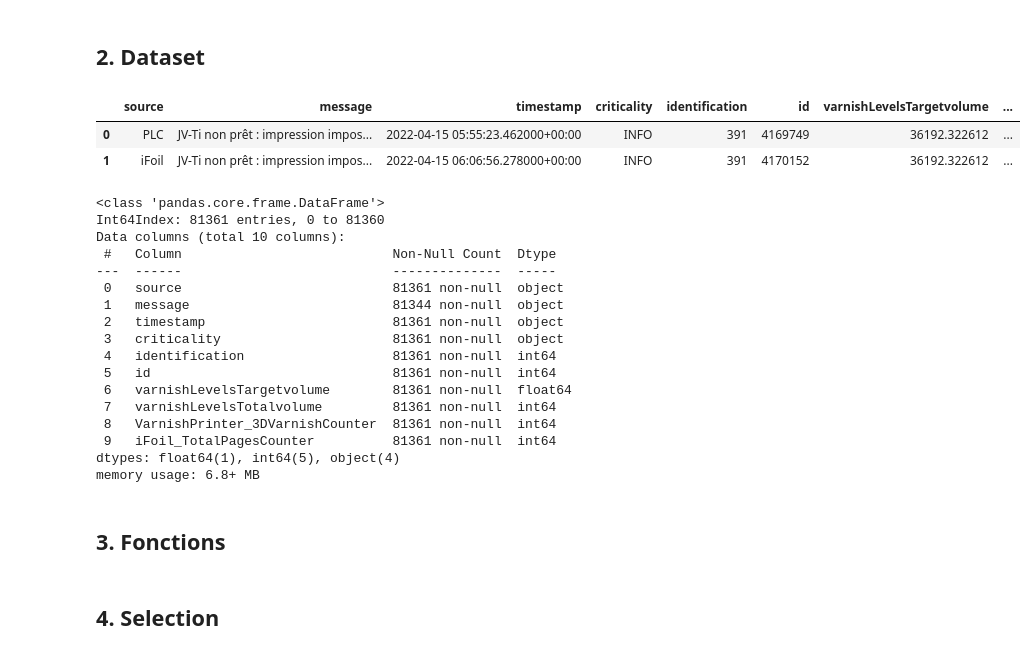
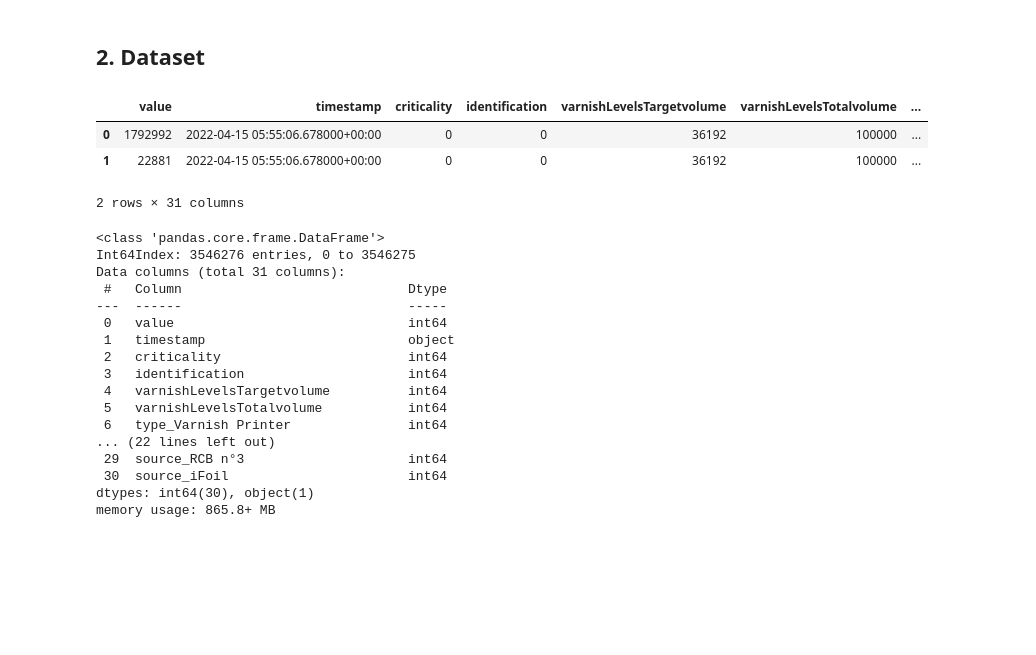
Before and after one commit to AranOribu/Prediction-Erreur-JetVarnish3DEvo, a Jupyter notebook: models/model_classification_anomaly_detection.ipynb, the cells around one changed output. Cells and saved outputs as stored; diff of their text form; code cells hidden in the pictures; blank space fills up the shorter version.

```diff
--- a/models/model_classification_anomaly_detection.ipynb
+++ b/models/model_classification_anomaly_detection.ipynb
@@ -12,34 +12,33 @@ import matplotlib.pyplot as plt
 ## 2. Dataset
 # %%
 # nom de fichier et chemin relatif
-filename = 'metrics_events_split_df.csv'
+filename = 'encoded_merge_clean_metrics_dataset.csv'
 path = '../data/metrics/'
 # création d'un dataframe à partir du csv de données
 df = pd.read_csv(path+filename, index_col=0)
 df.head(2)
 # %% [output]
-|  | source | message | timestamp | criticality | identification | id | varnishLevelsTargetvolume | ... |
-| 0 | PLC | JV-Ti non prêt : impression impos... | 2022-04-15 05:55:23.462000+00:00 | INFO | 391 | 4169749 | 36192.322612 | ... |
-| 1 | iFoil | JV-Ti non prêt : impression impos... | 2022-04-15 06:06:56.278000+00:00 | INFO | 391 | 4170152 | 36192.322612 | ... |
+|  | value | timestamp | criticality | identification | varnishLevelsTargetvolume | varnishLevelsTotalvolume | ... |
+| 0 | 1792992 | 2022-04-15 05:55:06.678000+00:00 | 0 | 0 | 36192 | 100000 | ... |
+| 1 | 22881 | 2022-04-15 05:55:06.678000+00:00 | 0 | 0 | 36192 | 100000 | ... |
+2 rows × 31 columns
 # %%
 df.info()
 # %% [output]
 <class 'pandas.core.frame.DataFrame'>
-Int64Index: 81361 entries, 0 to 81360
-Data columns (total 10 columns):
- #   Column                           Non-Null Count  Dtype
----  ------                           --------------  -----
- 0   source                           81361 non-null  object
- 1   message                          81344 non-null  object
- 2   timestamp                        81361 non-null  object
- 3   criticality                      81361 non-null  object
- 4   identification                   81361 non-null  int64
- 5   id                               81361 non-null  int64
- 6   varnishLevelsTargetvolume        81361 non-null  float64
- 7   varnishLevelsTotalvolume         81361 non-null  int64
- 8   VarnishPrinter_3DVarnishCounter  81361 non-null  int64
- 9   iFoil_TotalPagesCounter          81361 non-null  int64
-dtypes: float64(1), int64(5), object(4)
-memory usage: 6.8+ MB
+Int64Index: 3546276 entries, 0 to 3546275
+Data columns (total 31 columns):
+ #   Column                             Dtype
+---  ------                             -----
+ 0   value                              int64
+ 1   timestamp                          object
+ 2   criticality                        int64
+ 3   identification                     int64
+ 4   varnishLevelsTargetvolume          int64
+ 5   varnishLevelsTotalvolume           int64
+ 6   type_Varnish Printer               int64
+... (22 lines left out)
+ 29  source_RCB n°3                     int64
+ 30  source_iFoil                       int64
+dtypes: int64(30), object(1)
+memory usage: 865.8+ MB
-# %% [markdown]
-## 3. Fonctions
@@ -55,2 +44,0 @@ def ordinal_features_encoding(serie):
-# %% [markdown]
-## 4. Selection
```
Also changed, not shown: parts of 37 cells of this notebook, 7 other files.
